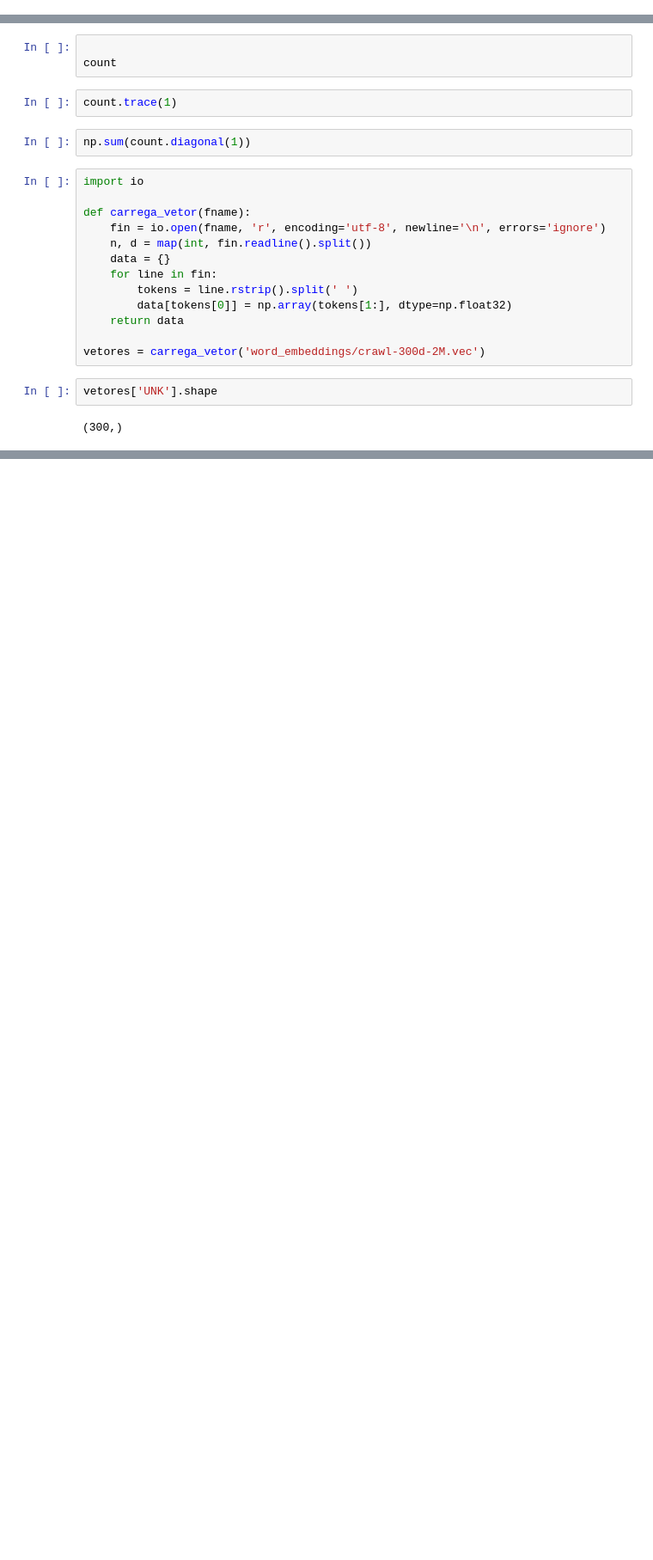
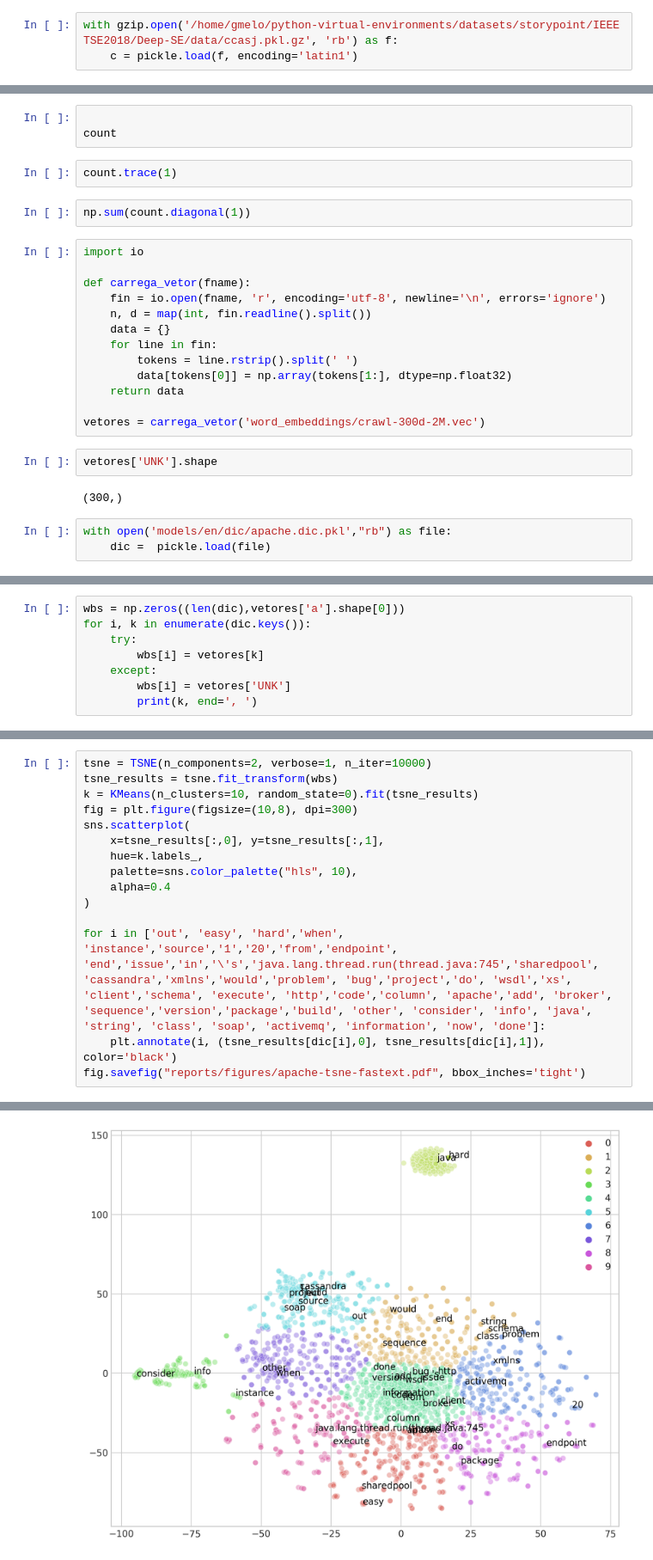
Before and after one commit to Gabrui/estimar-pontos-estoria, a Jupyter notebook: Commands.ipynb, the cells around one changed output, grey strips where cells are left out. Shown at 86% size. Drawn from its saved outputs; the diff is of its cells as text; blank space fills up the shorter version.

```diff
--- a/Commands.ipynb
+++ b/Commands.ipynb
@@ -47,3 +47,6 @@ a.split('\n')[linha_melhor+1].split('\t')
 a.split('\n')[linha_melhor+1].split('\t')[9]
 # %% [output]
 '0.4259'
+# %%
+with gzip.open('/home/gmelo/python-virtual-environments/datasets/storypoint/IEEE TSE2018/Deep-SE/data/ccasj.pkl.gz', 'rb') as f:
+    c = pickle.load(f, encoding='latin1')
@@ -637,3 +644,6 @@ vetores = carrega_vetor('word_embeddings/crawl-300d-2M.vec')
 vetores['UNK'].shape
 # %% [output]
 (300,)
+# %%
+with open('models/en/dic/apache.dic.pkl',"rb") as file:
+    dic =  pickle.load(file)
@@ -639,0 +673,8 @@ vetores['UNK'].shape
+# %%
+wbs = np.zeros((len(dic),vetores['a'].shape[0]))
+for i, k in enumerate(dic.keys()):
+    try:
+        wbs[i] = vetores[k]
+    except:
+        wbs[i] = vetores['UNK']
+        print(k, end=', ')
@@ -639,0 +686,16 @@ vetores['UNK'].shape
+# %%
+tsne = TSNE(n_components=2, verbose=1, n_iter=10000)
+tsne_results = tsne.fit_transform(wbs)
+k = KMeans(n_clusters=10, random_state=0).fit(tsne_results)
+fig = plt.figure(figsize=(10,8), dpi=300)
+sns.scatterplot(
+    x=tsne_results[:,0], y=tsne_results[:,1],
+    hue=k.labels_,
+    palette=sns.color_palette("hls", 10),
+    alpha=0.4
+)
+
+for i in ['out', 'easy', 'hard','when', 'instance','source','1','20','from','endpoint', 'end','issue','in','\'s','java.lang.thread.run(thread.java:745','sharedpool', 'cassandra','xmlns','would','problem', 'bug','project','do', 'wsdl','xs', 'client','schema', 'execute', 'http','code','column', 'apache','add', 'broker', 'sequence','version','package','build', 'other', 'consider', 'info', 'java', 'string', 'class', 'soap', 'activemq', 'information', 'now', 'done']:
+    plt.annotate(i, (tsne_results[dic[i],0], tsne_results[dic[i],1]), color='black')
+fig.savefig("reports/figures/apache-tsne-fastext.pdf", bbox_inches='tight')
+# %% [output]
@@ -639,0 +710 @@ vetores['UNK'].shape
+[figure, added]
```
Also changed, not shown: parts of 7 cells of this notebook, 7 other files.
